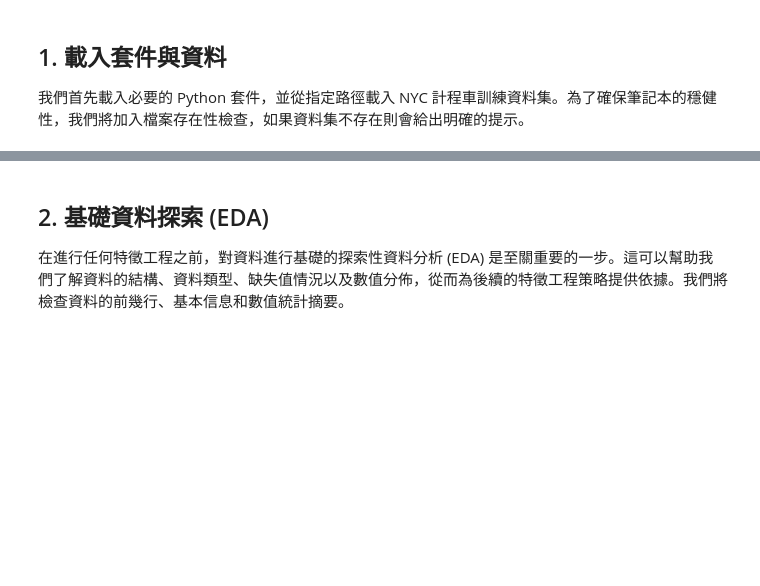
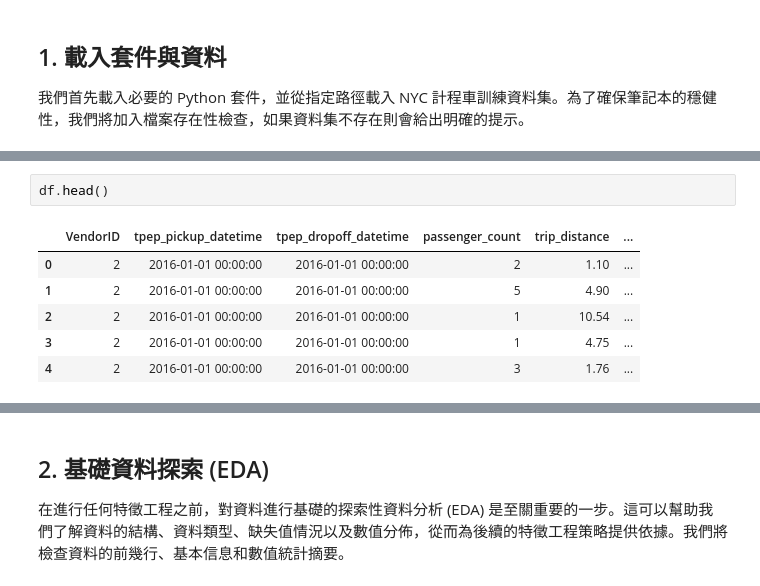
Before and after one commit to Zenobia000/iSpan_python-FE_DM-cookbooks, a Jupyter notebook: data_mining_course/modules/module_06_feature_creation/notebooks/04_nyc_taxi_case.ipynb, the cells around one changed output, grey strips where cells are left out. Drawn from its saved outputs; the diff is of its cells as text; blank space fills up the shorter version.

```diff
--- a/data_mining_course/modules/module_06_feature_creation/notebooks/04_nyc_taxi_case.ipynb
+++ b/data_mining_course/modules/module_06_feature_creation/notebooks/04_nyc_taxi_case.ipynb
@@ -56,0 +104,9 @@ else:
+# %%
+df.head()
+# %% [output]
+|  | VendorID | tpep_pickup_datetime | tpep_dropoff_datetime | passenger_count | trip_distance | ... |
+| 0 | 2 | 2016-01-01 00:00:00 | 2016-01-01 00:00:00 | 2 | 1.10 | ... |
+| 1 | 2 | 2016-01-01 00:00:00 | 2016-01-01 00:00:00 | 5 | 4.90 | ... |
+| 2 | 2 | 2016-01-01 00:00:00 | 2016-01-01 00:00:00 | 1 | 10.54 | ... |
+| 3 | 2 | 2016-01-01 00:00:00 | 2016-01-01 00:00:00 | 1 | 4.75 | ... |
+| 4 | 2 | 2016-01-01 00:00:00 | 2016-01-01 00:00:00 | 3 | 1.76 | ... |
```
Also changed, not shown: parts of 11 cells of this notebook, 9 other files.
